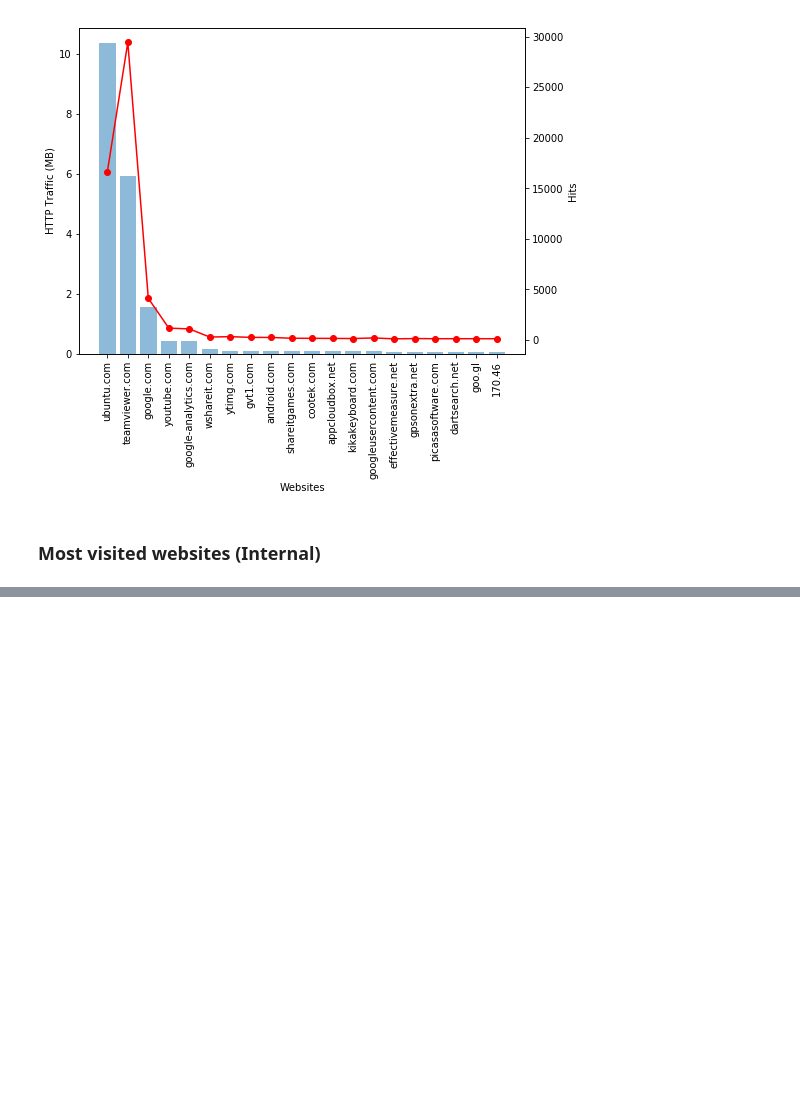
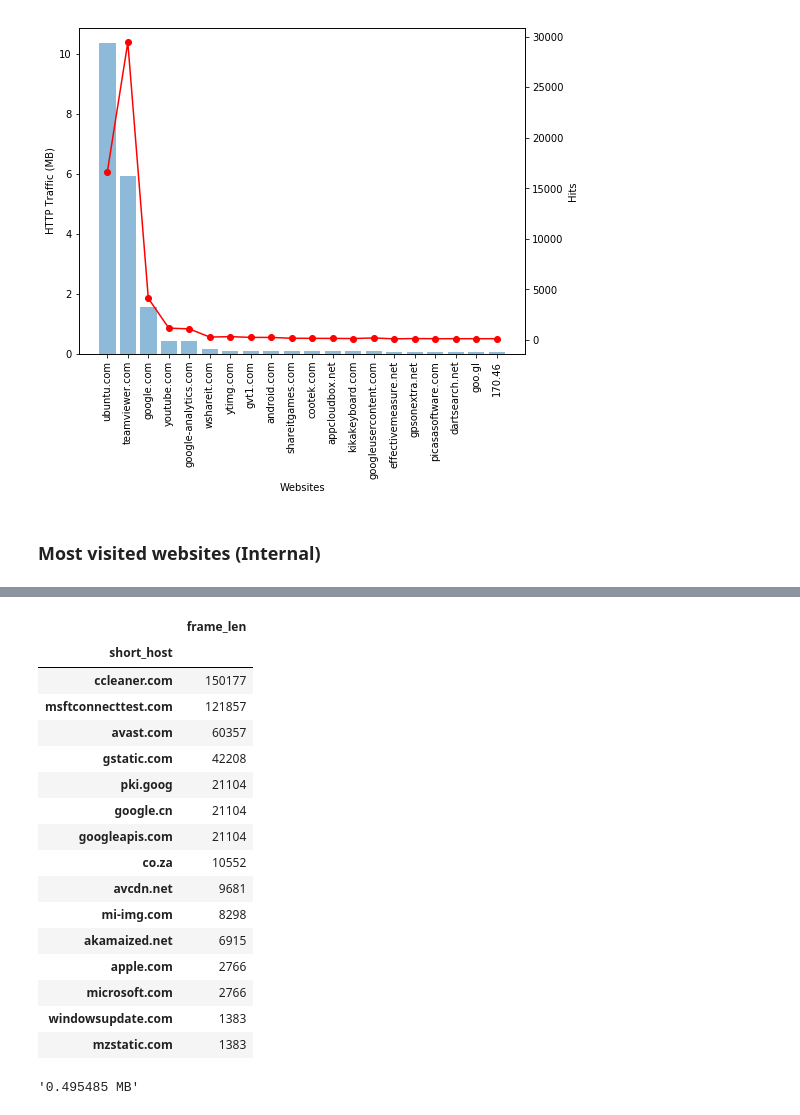
Before and after one commit to amreesh/inethi-traffic-analysis, a Jupyter notebook: web-traffic-analysis.ipynb, the cells around one changed output, grey strips where cells are left out. Cells and saved outputs as stored; diff of their text form; code cells hidden in the pictures; blank space fills up the shorter version.

```diff
--- a/web-traffic-analysis.ipynb
+++ b/web-traffic-analysis.ipynb
@@ -18,6 +18,26 @@ import seaborn as sns
 #sns.set(style="ticks", palette="pastel")
 
 plt.style.use('default')
+
+inethi = {'admin.inethi.net': '10.2.3.1',
+          'api.inethi.net': '10.2.0.20',
+          'box.inethi.net': '10.2.0.12',
+          'chat.inethi.net': '10.2.1.11',
+          'diaspora.inethi.net': '10.2.1.15',
+          'home.inethi.net': '10.2.0.10',
+          'inethibox.inethi.net': '10.2.0.12',
+          'ldap.inethi.net': '10.2.0.10',
+          'login.inethi.net': '10.10.0.2',
+          'mongo.inethi.net': '10.2.1.11',
+          'mysql.inethi.net': '10.2.1.14',
+          'owncloud.inethi.net': '10.2.1.13',
+          'radiusdesk.inethi.net': '10.2.0.3',
+          'radiusv2.inethi.net': '10.2.1.18',
+          'splash.inethi.net': '10.2.1.17'
+         }
+df_inethi = pd.DataFrame.from_dict(inethi, orient='index')
+df_inethi.reset_index(inplace=True)
+df_inethi.columns=['host','ip_src']
 
 def hitCount(df, fieldname):
     df = df.groupby(['date']).count()[['ip_src']]
@@ -47,6 +67,24 @@ def extractGlobalTraffic(df):
     df_global = df.loc[~(df.ip_src.str.startswith('10.', na=False))]
     df_global = df_global.loc[df_global.ip_dst.str.startswith('10.', na=False)]
     return df_global
+
+def extractUserTraffic(df, ips, startDate, endDate):
+    ipmask = ""
+    iparray = ips.split(";")
+    count=0
+    for ip in iparray:
+        if ip:
+            ipmask = ipmask + "(df.ip_dst_x=='" + ip +"')"
+            count = count + 1
+            if (count < len(iparray)-1):
+                ipmask = ipmask + "|"
+
+    mask = ((df['date'] > startDate) & (df['date'] < endDate) & (eval(ipmask)))
+    df =  df.loc[mask].groupby(['host_y']).sum()[['frame_len']]
+    df.reset_index(inplace=True)
+    df['short_host'] = df.apply(lambda x: '.'.join(x.host_y.split('.')[-2:]), axis=1)
+    return df.groupby(['short_host']).sum()[['frame_len']].sort_values(['frame_len'], ascending=False)
+    #return df.groupby(['host_y']).sum()[['frame_len']].sort_values(['frame_len'], ascending=False)
 # %%
 df_mesh = pd.read_csv('/Volumes/My Passport/inethi/data/http/mesh.csv',
                       sep='|',
@@ -464,0 +518,26 @@ plt.show()
+# %%
+df_nearbirthday = extractUserTraffic(df_global_school, '10.5.10.12;', '2019-09-16 00:00:00', '2019-09-17 00:00:00')
+# %%
+df_nearbirthday.head(15)
+# %% [output]
+|  | frame_len |
+| short_host |  |
+| ccleaner.com | 150177 |
+| msftconnecttest.com | 121857 |
+| avast.com | 60357 |
+| gstatic.com | 42208 |
+| pki.goog | 21104 |
+| google.cn | 21104 |
+| googleapis.com | 21104 |
+| co.za | 10552 |
+| avcdn.net | 9681 |
+| mi-img.com | 8298 |
+| akamaized.net | 6915 |
+| apple.com | 2766 |
+| microsoft.com | 2766 |
+| windowsupdate.com | 1383 |
+| mzstatic.com | 1383 |
+# %%
+str(df_nearbirthday.frame_len.sum()/1e+6) + " MB"
+# %% [output]
+'0.495485 MB'
```
Also changed, not shown: parts of 26 cells of this notebook, 2 other files.
